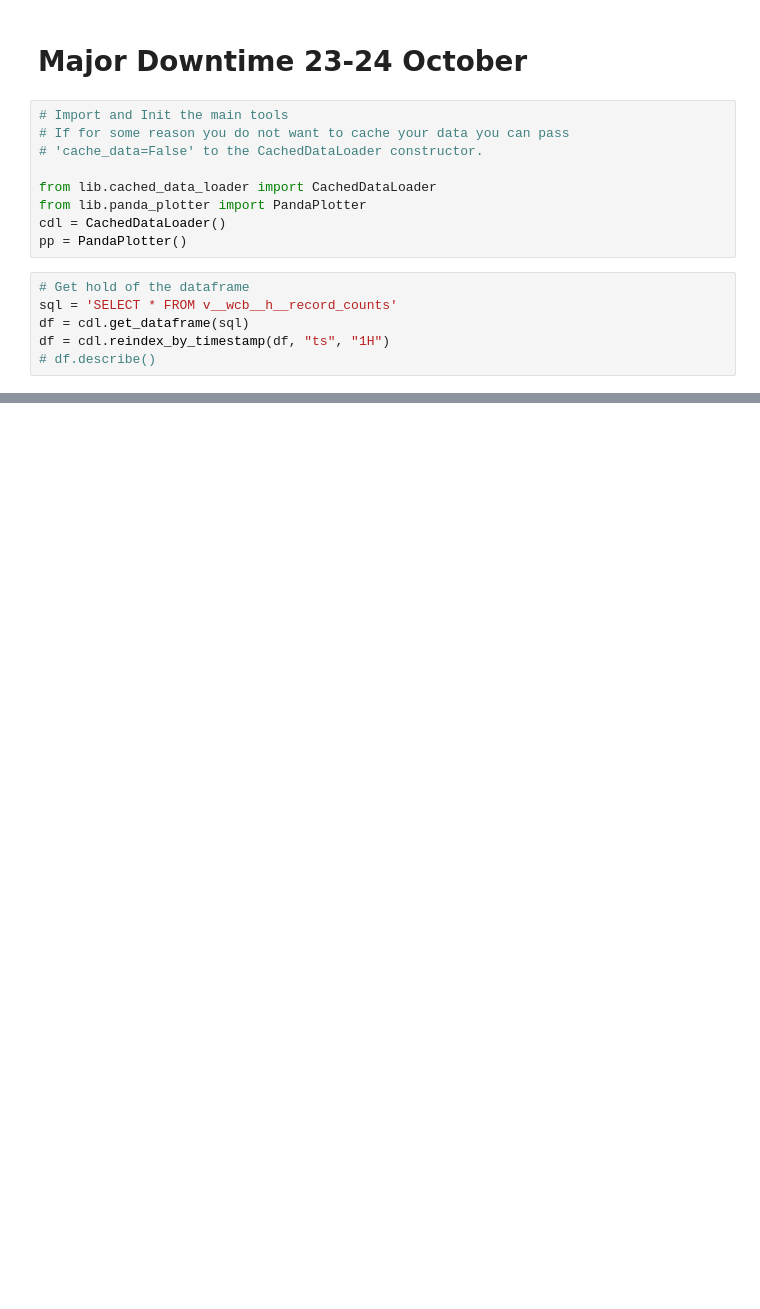
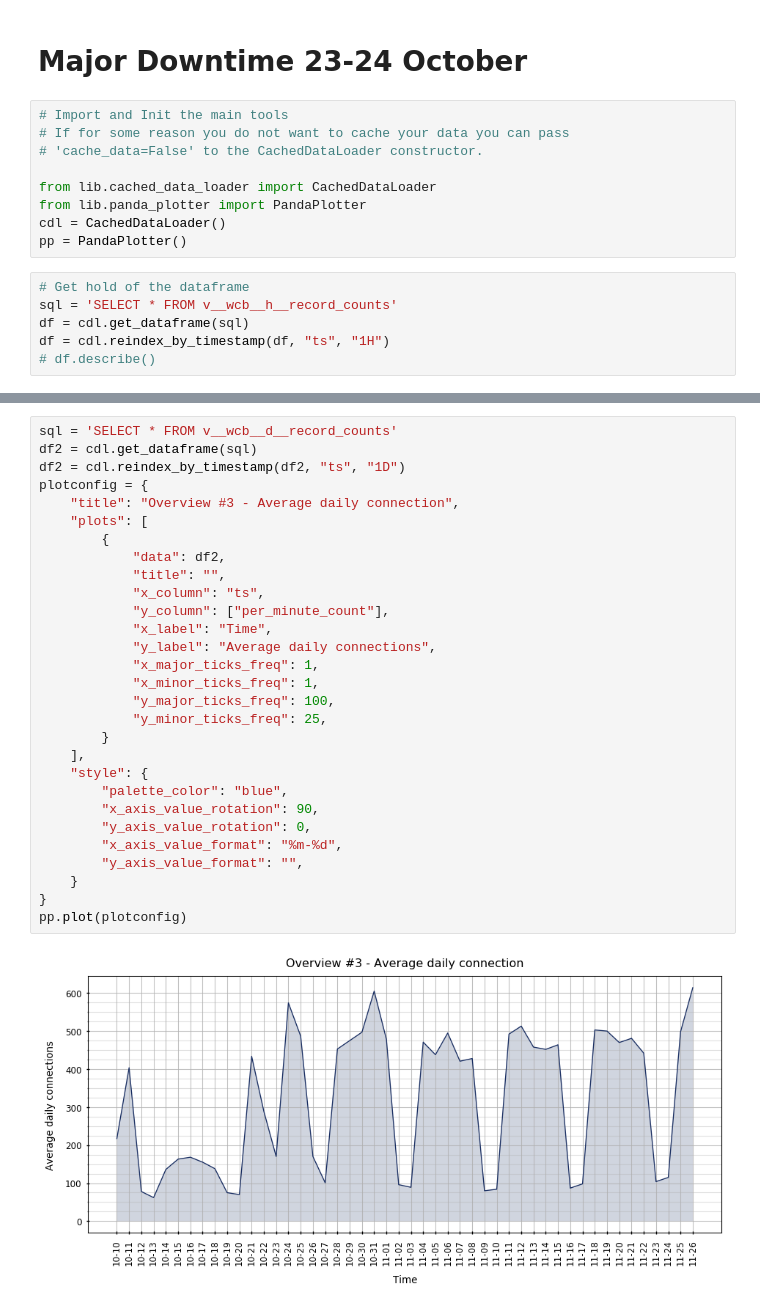
Before and after one commit to adamjakab/CRBDM-Science, a Jupyter notebook: P1.ipynb, the cells around one changed output, grey strips where cells are left out. Drawn from its saved outputs; the diff is of its cells as text; blank space fills up the shorter version.

```diff
--- a/P1.ipynb
+++ b/P1.ipynb
@@ -44,0 +73,31 @@ pp.plot(plotconfig)
+# %%
+sql = 'SELECT * FROM v__wcb__d__record_counts'
+df2 = cdl.get_dataframe(sql)
+df2 = cdl.reindex_by_timestamp(df2, "ts", "1D")
+plotconfig = {
+    "title": "Overview #3 - Average daily connection",
+    "plots": [
+        {
+            "data": df2,
+            "title": "",
+            "x_column": "ts",
+            "y_column": ["per_minute_count"],
+            "x_label": "Time",
+            "y_label": "Average daily connections",
+            "x_major_ticks_freq": 1,
+            "x_minor_ticks_freq": 1,
+            "y_major_ticks_freq": 100,
+            "y_minor_ticks_freq": 25,
+        }
+    ],
+    "style": {
+        "palette_color": "blue",
+        "x_axis_value_rotation": 90,
+        "y_axis_value_rotation": 0,
+        "x_axis_value_format": "%m-%d",
+        "y_axis_value_format": "",
+    }
+}
+pp.plot(plotconfig)
+# %% [output]
+[figure, added]
```
Also changed, not shown: parts of 2 cells of this notebook, 2 other files.
